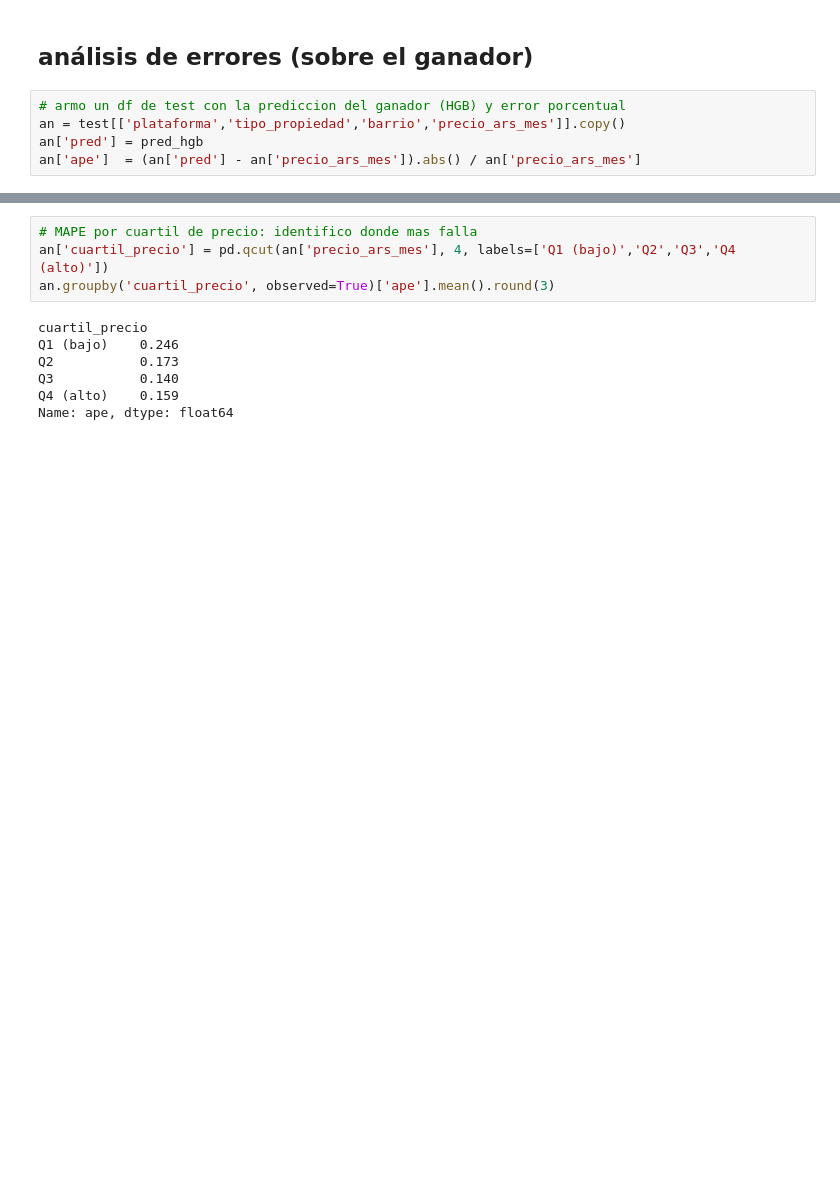
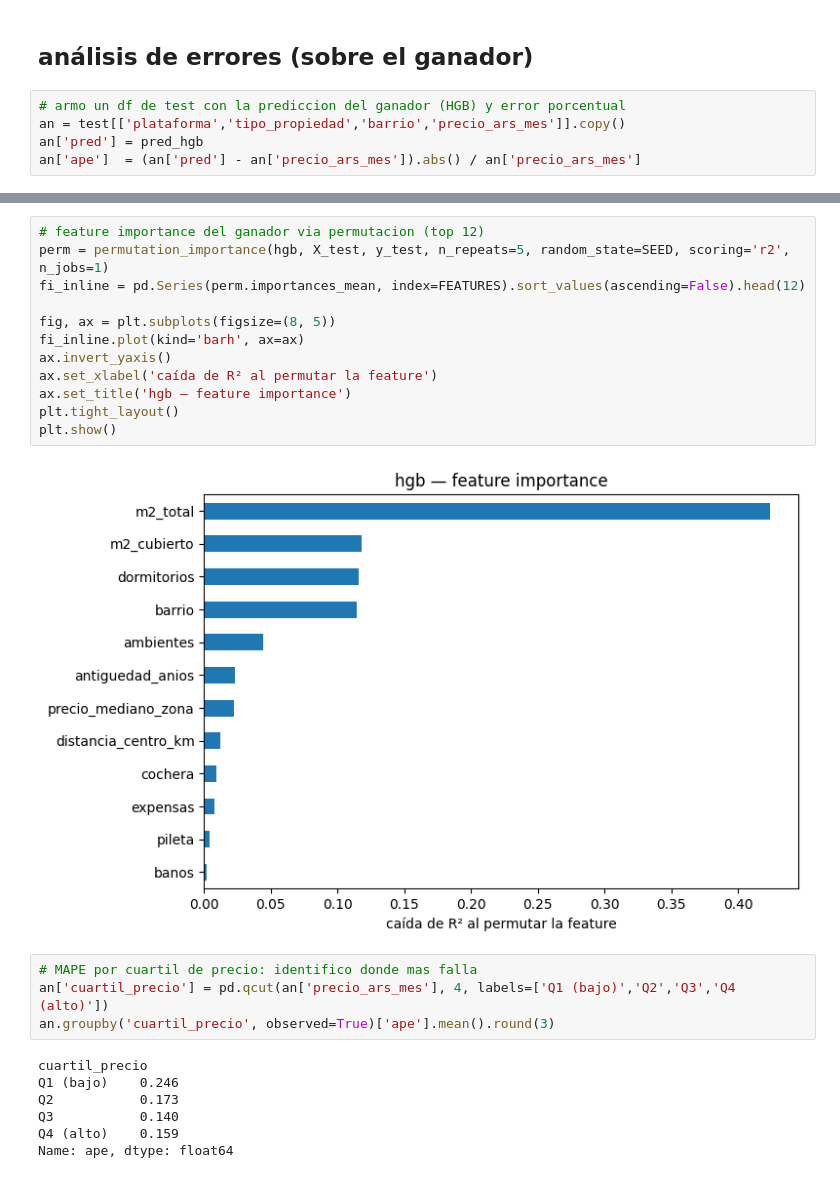
Before and after one commit to MFelix9310/prueba-tecnica-ds-propiedata, a Jupyter notebook: notebooks/02_modelado.ipynb, the cells around one changed output, grey strips where cells are left out. Cells and saved outputs as stored; diff of their text form; blank space fills up the shorter version.

```diff
--- a/notebooks/02_modelado.ipynb
+++ b/notebooks/02_modelado.ipynb
@@ -275,3 +305,17 @@ an['ape']  = (an['pred'] - an['precio_ars_mes']).abs() / an['precio_ars_mes']
+# %%
+# feature importance del ganador via permutacion (top 12)
+perm = permutation_importance(hgb, X_test, y_test, n_repeats=5, random_state=SEED, scoring='r2', n_jobs=1)
+fi_inline = pd.Series(perm.importances_mean, index=FEATURES).sort_values(ascending=False).head(12)
+
+fig, ax = plt.subplots(figsize=(8, 5))
+fi_inline.plot(kind='barh', ax=ax)
+ax.invert_yaxis()
+ax.set_xlabel('caída de R² al permutar la feature')
+ax.set_title('hgb — feature importance')
+plt.tight_layout()
+plt.show()
+# %% [output]
+[figure, added]
 # %%
 # MAPE por cuartil de precio: identifico donde mas falla
 an['cuartil_precio'] = pd.qcut(an['precio_ars_mes'], 4, labels=['Q1 (bajo)','Q2','Q3','Q4 (alto)'])
```
Also changed, not shown: parts of 7 cells of this notebook.
